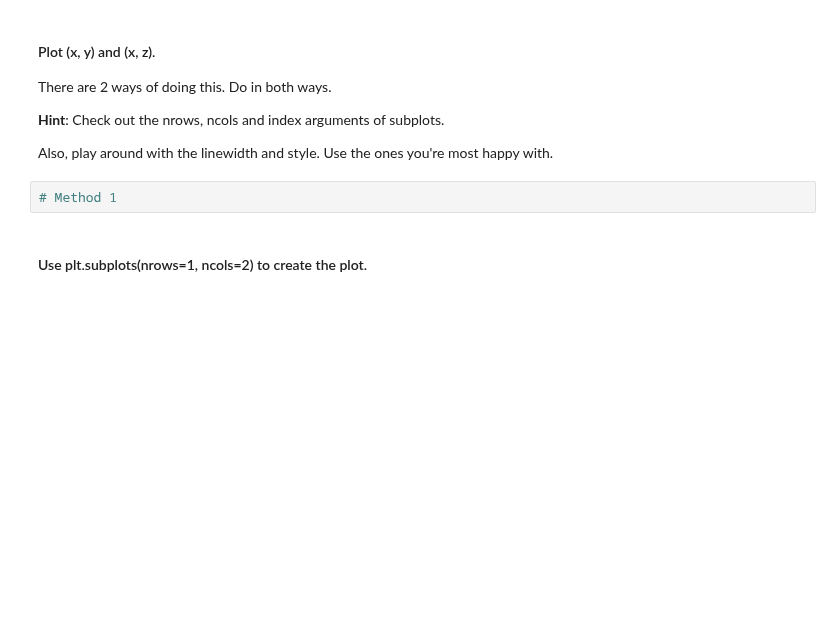
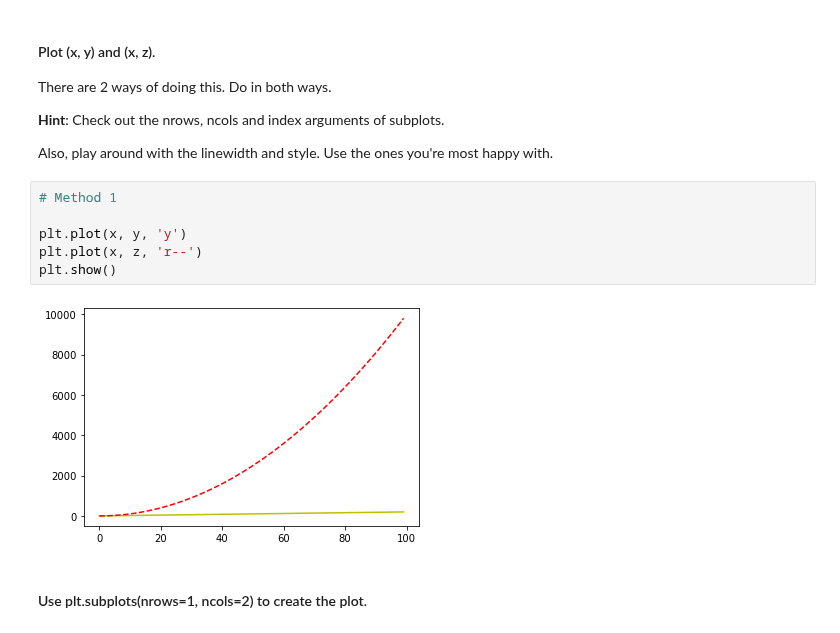
Before and after one commit to ta-data-lis/lab-matplotlib-seaborn, a Jupyter notebook: your-code/main.ipynb, the cells around one changed output. Cells and saved outputs as stored; diff of their text form; blank space fills up the shorter version.

```diff
--- a/your-code/main.ipynb
+++ b/your-code/main.ipynb
@@ -20,8 +30,14 @@ There are 2 ways of doing this. Do in both ways.
 **Hint**: Check out the nrows, ncols and index arguments of subplots.
 
 Also, play around with the linewidth and style. Use the ones you're most happy with.
-# %%
-# Method 1
+# %%
+# Method 1
+
+plt.plot(x, y, 'y')
+plt.plot(x, z, 'r--')
+plt.show()
+# %% [output]
+[figure, added]
 # %% [markdown]
 #### Use plt.subplots(nrows=1, ncols=2) to create the plot.
 # %%
```
Also changed, not shown: parts of 47 cells of this notebook.
